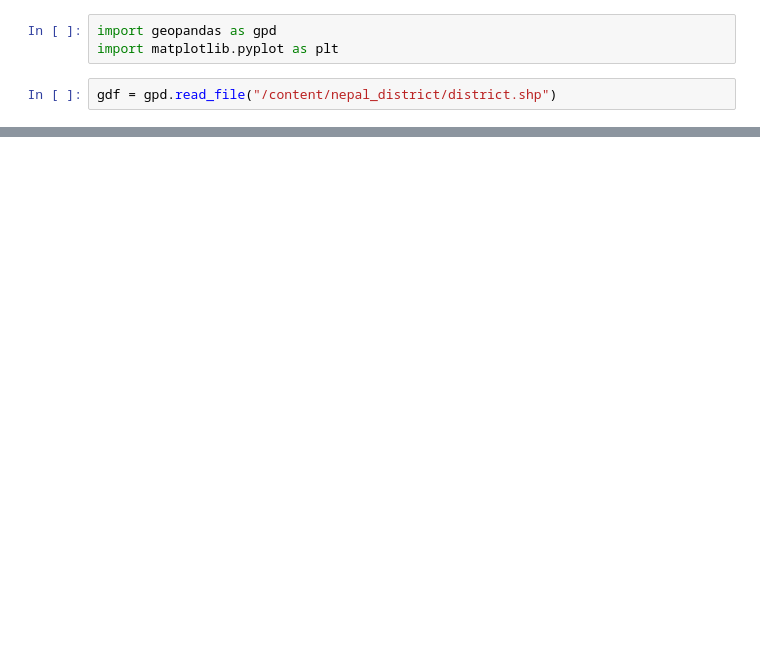
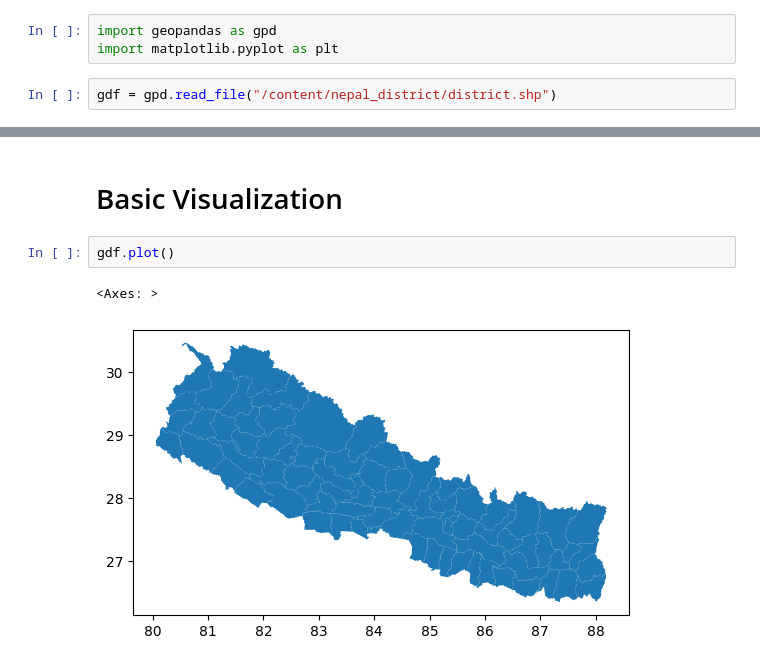
Before and after one commit to BimalGhimire38/Extra_Python_Stuffs, a Jupyter notebook: 01_Creating_Maps_with_Geopandas.ipynb, the cells around one changed output, grey strips where cells are left out. Cells and saved outputs as stored; diff of their text form; blank space fills up the shorter version.

```diff
--- a/01_Creating_Maps_with_Geopandas.ipynb
+++ b/01_Creating_Maps_with_Geopandas.ipynb
@@ -33,3 +33,10 @@ gdf.head()
 | 2 | 3 | BAGLUNG | Gandaki | 4 | 45 | 445 | 1835.741748 | 1835.741748 | 2.885574 | 0.168958 | ... |
 | 3 | 4 | BAITADI | Sudur Pashchim | 7 | 74 | 774 | 1496.314027 | 1496.314027 | 2.499107 | 0.138875 | ... |
 | 4 | 5 | BAJHANG | Sudur Pashchim | 7 | 68 | 768 | 3464.299347 | 3464.299347 | 3.156896 | 0.322441 | ... |
+# %% [markdown]
+# Basic Visualization
+# %%
+gdf.plot()
+# %% [output]
+<Axes: >
+[figure, added]
```
Also changed, not shown: parts of 2 cells of this notebook.
